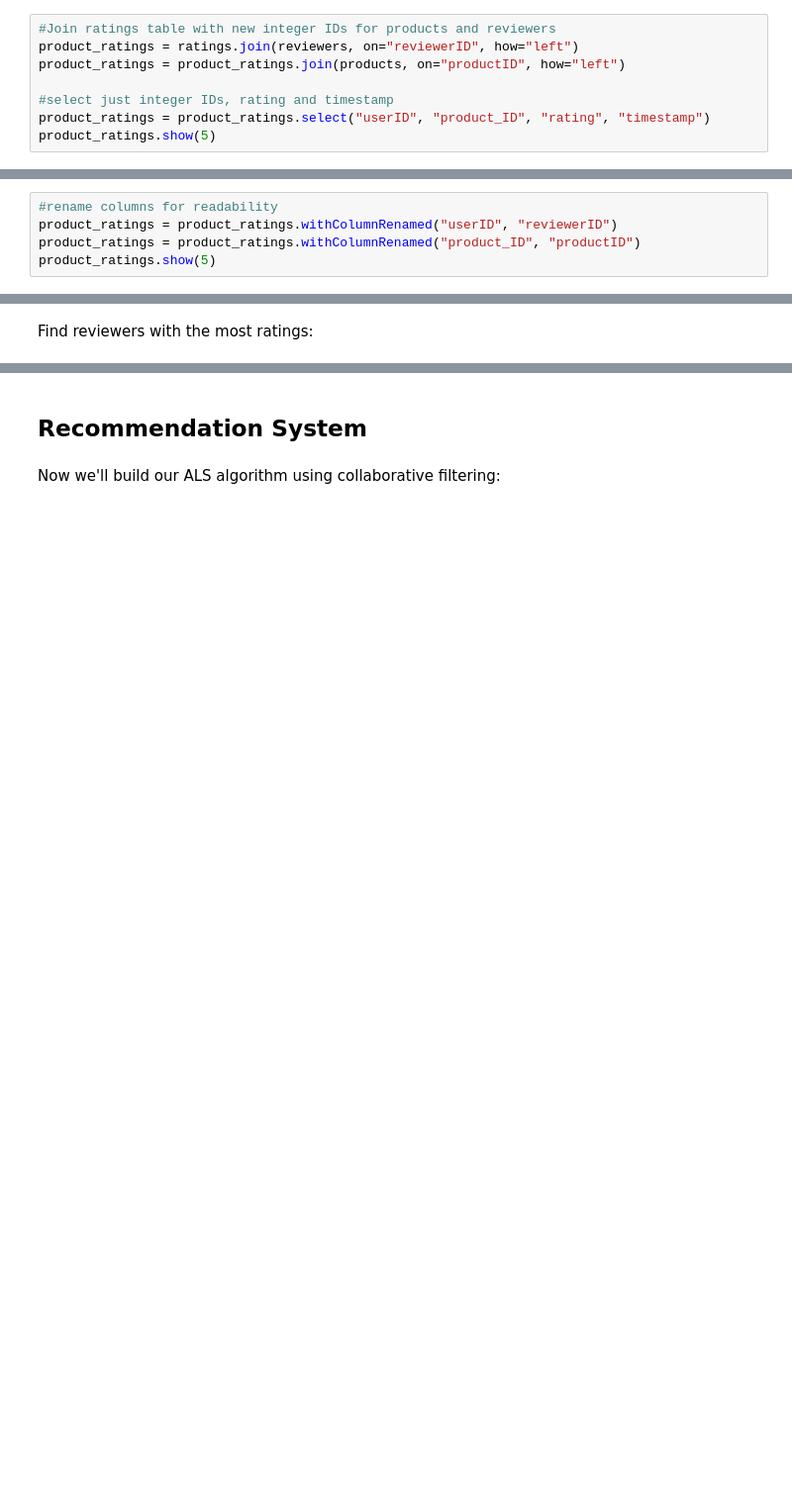
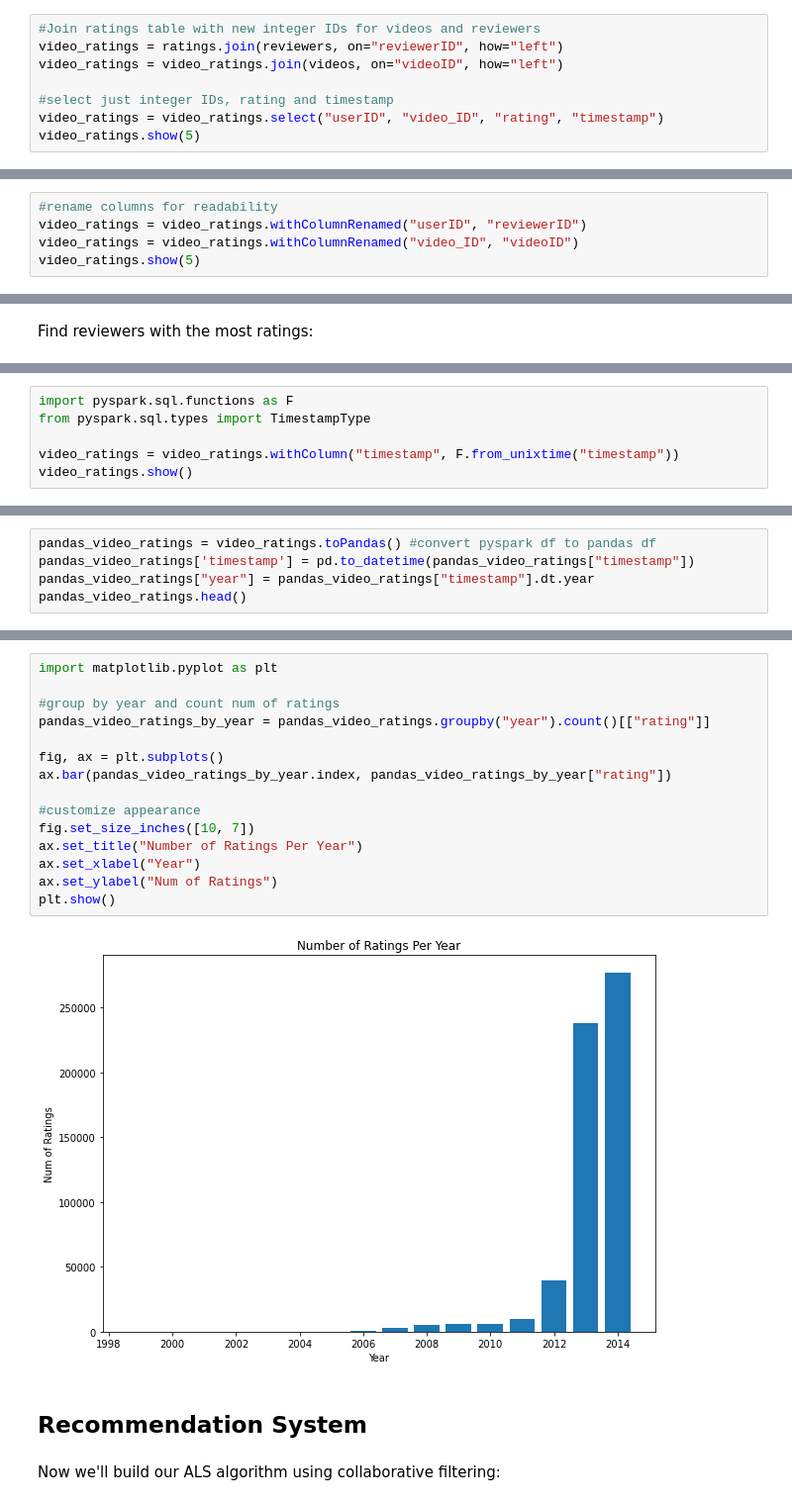
Before and after one commit to zachcarlson/ProductRecommender, a Jupyter notebook: ProductRecommender.ipynb, the cells around one changed output, grey strips where cells are left out. Shown: that part at 99% size. Saved outputs shown, nothing was run; the diff lists cells and outputs as text; blank space fills up the shorter version.

Commit message:
Added time plot EDA

```diff
--- a/ProductRecommender.ipynb
+++ b/ProductRecommender.ipynb
@@ -208,9 +225,9 @@ Each user has only one rating per product, thus filtering based on `timestamp` i
 # %%
-#Join ratings table with new integer IDs for products and reviewers
-product_ratings = ratings.join(reviewers, on="reviewerID", how="left")
-product_ratings = product_ratings.join(products, on="productID", how="left")
+#Join ratings table with new integer IDs for videos and reviewers
+video_ratings = ratings.join(reviewers, on="reviewerID", how="left")
+video_ratings = video_ratings.join(videos, on="videoID", how="left")
 
 #select just integer IDs, rating and timestamp
-product_ratings = product_ratings.select("userID", "product_ID", "rating", "timestamp")
-product_ratings.show(5)
+video_ratings = video_ratings.select("userID", "video_ID", "rating", "timestamp")
+video_ratings.show(5)
 # %% [output]
@@ -226,7 +243,7 @@ product_ratings.show(5)
 only showing top 5 rows
 # %%
 #rename columns for readability
-product_ratings = product_ratings.withColumnRenamed("userID", "reviewerID")
-product_ratings = product_ratings.withColumnRenamed("product_ID", "productID")
-product_ratings.show(5)
+video_ratings = video_ratings.withColumnRenamed("userID", "reviewerID")
+video_ratings = video_ratings.withColumnRenamed("video_ID", "videoID")
+video_ratings.show(5)
 # %% [output]
@@ -339,0 +418,6 @@ The precentage of low rating (less than 2) products is low (8.9%).
+# %%
+import pyspark.sql.functions as F
+from pyspark.sql.types import TimestampType
+
+video_ratings = video_ratings.withColumn("timestamp", F.from_unixtime("timestamp"))
+video_ratings.show()
@@ -339,0 +458,5 @@ The precentage of low rating (less than 2) products is low (8.9%).
+# %%
+pandas_video_ratings = video_ratings.toPandas() #convert pyspark df to pandas df
+pandas_video_ratings['timestamp'] = pd.to_datetime(pandas_video_ratings["timestamp"])
+pandas_video_ratings["year"] = pandas_video_ratings["timestamp"].dt.year
+pandas_video_ratings.head()
@@ -340,3 +485,20 @@ The precentage of low rating (less than 2) products is low (8.9%).
+# %%
+import matplotlib.pyplot as plt
+
+#group by year and count num of ratings
+pandas_video_ratings_by_year = pandas_video_ratings.groupby("year").count()[["rating"]]
+
+fig, ax = plt.subplots()
+ax.bar(pandas_video_ratings_by_year.index, pandas_video_ratings_by_year["rating"])
+
+#customize appearance
+fig.set_size_inches([10, 7])
+ax.set_title("Number of Ratings Per Year")
+ax.set_xlabel("Year")
+ax.set_ylabel("Num of Ratings")
+plt.show()
+# %% [output]
+[figure, added]
 # %% [markdown]
 ## Recommendation System
 # %% [markdown]
```
Also changed, not shown: parts of 61 cells of this notebook.
